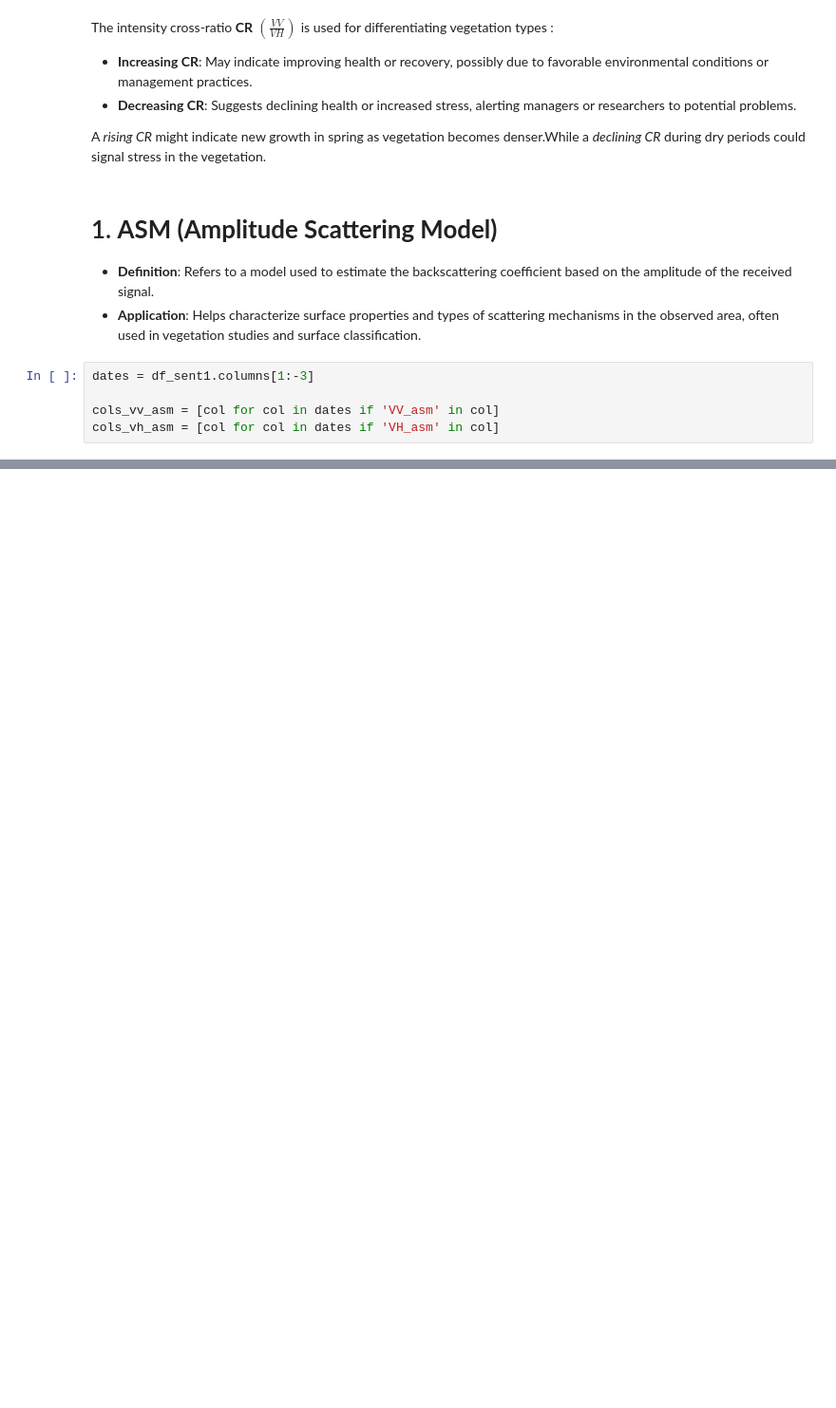
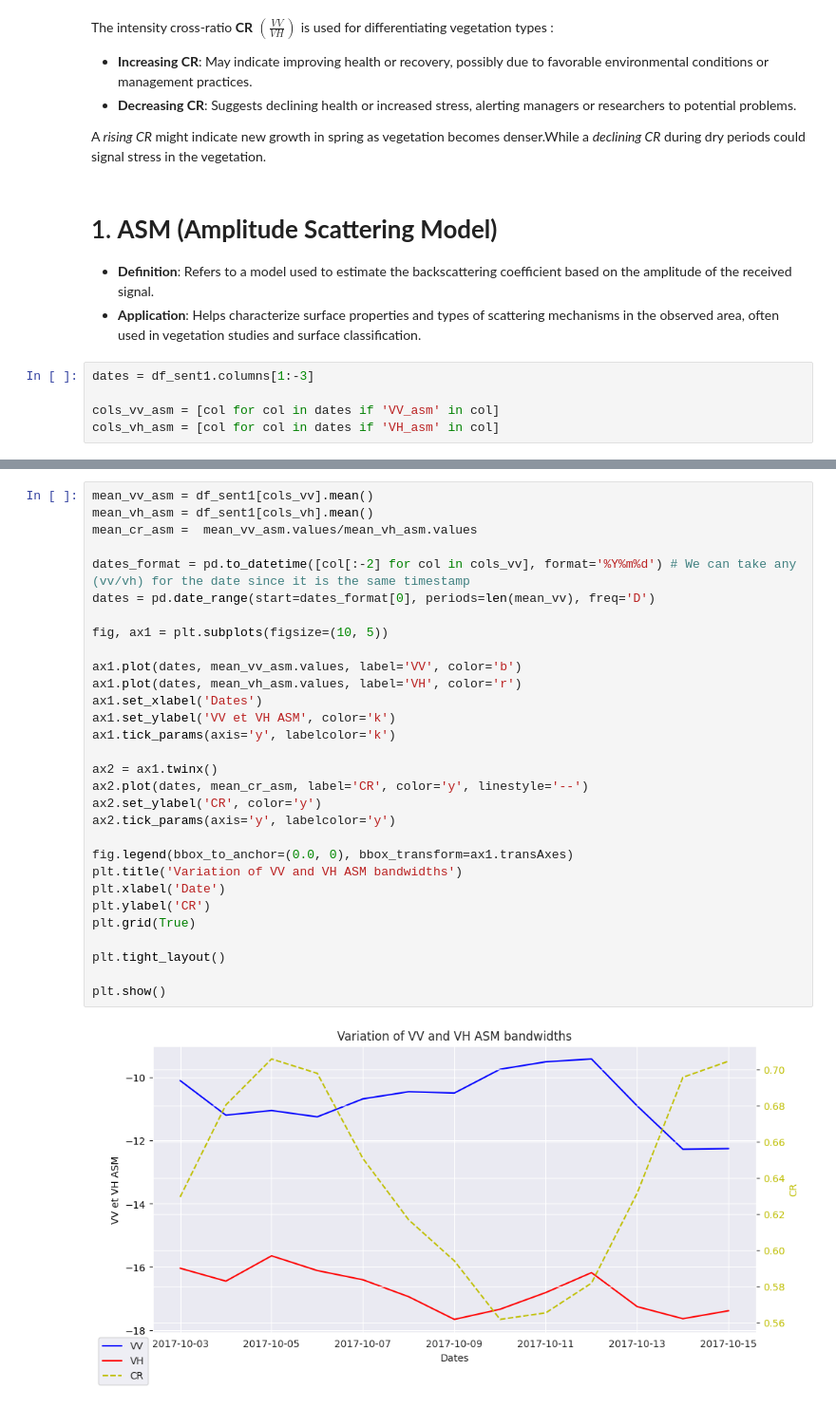
Before and after one commit to MathysVinatier/PMI_detection_TillageLabour, a Jupyter notebook: Datasets/Sentinel1_test.ipynb, the cells around one changed output, grey strips where cells are left out. Shown: that part at 95% size. Drawn from its saved outputs; the diff is of its cells as text; blank space fills up the shorter version.

```diff
--- a/Datasets/Sentinel1_test.ipynb
+++ b/Datasets/Sentinel1_test.ipynb
@@ -181,0 +217,32 @@ plt.show()
+# %%
+mean_vv_asm = df_sent1[cols_vv].mean()
+mean_vh_asm = df_sent1[cols_vh].mean()
+mean_cr_asm =  mean_vv_asm.values/mean_vh_asm.values
+
+dates_format = pd.to_datetime([col[:-2] for col in cols_vv], format='%Y%m%d') # We can take any (vv/vh) for the date since it is the same timestamp
+dates = pd.date_range(start=dates_format[0], periods=len(mean_vv), freq='D')
+
+fig, ax1 = plt.subplots(figsize=(10, 5))
+
+ax1.plot(dates, mean_vv_asm.values, label='VV', color='b')
+ax1.plot(dates, mean_vh_asm.values, label='VH', color='r')
+ax1.set_xlabel('Dates')
+ax1.set_ylabel('VV et VH ASM', color='k')
+ax1.tick_params(axis='y', labelcolor='k')
+
+ax2 = ax1.twinx()
+ax2.plot(dates, mean_cr_asm, label='CR', color='y', linestyle='--')
+ax2.set_ylabel('CR', color='y')
+ax2.tick_params(axis='y', labelcolor='y')
+
+fig.legend(bbox_to_anchor=(0.0, 0), bbox_transform=ax1.transAxes)
+plt.title('Variation of VV and VH ASM bandwidths')
+plt.xlabel('Date')
+plt.ylabel('CR')
+plt.grid(True)
+
+plt.tight_layout()
+
+plt.show()
+# %% [output]
+[figure, added]
```
Also changed, not shown: parts of 6 cells of this notebook.
